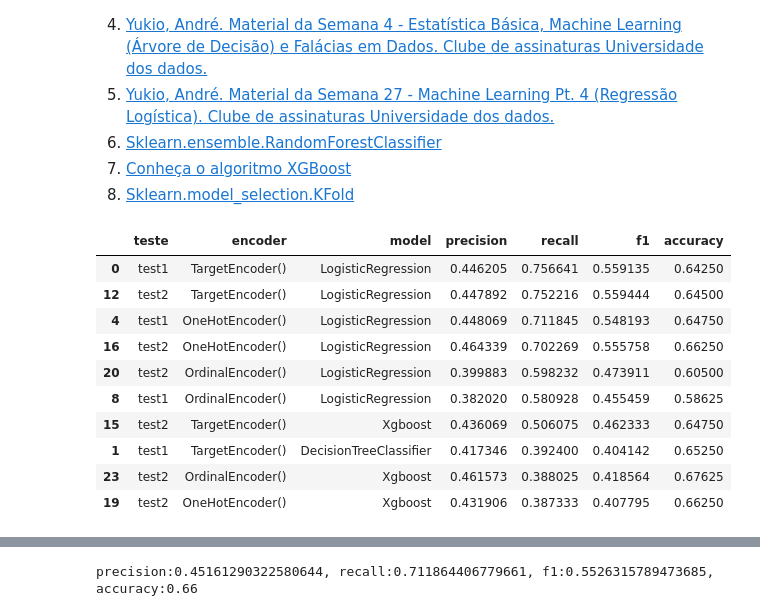
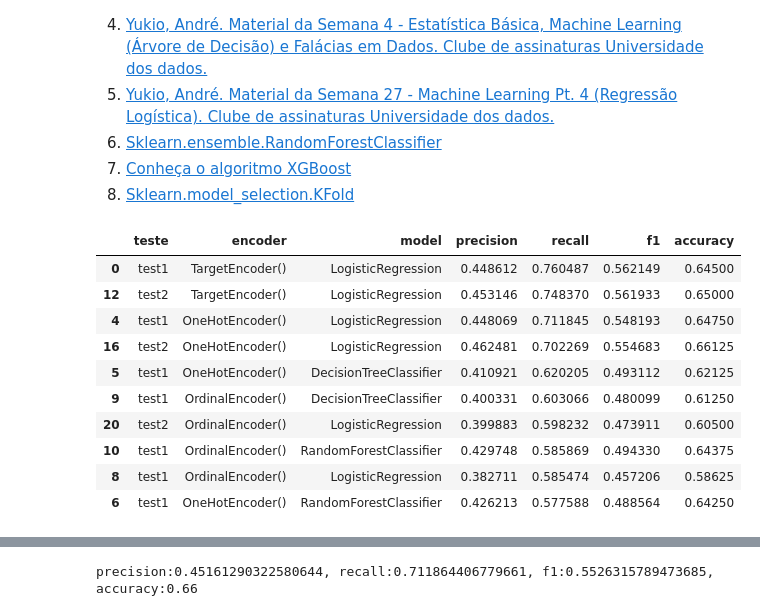
Before and after one commit to dafnefp/model_german_credit, a Jupyter notebook: notebooks/model_german_credit.ipynb, the cells around one changed output, grey strips where cells are left out. Cells and saved outputs as stored; diff of their text form; code cells hidden in the pictures.

```diff
--- a/notebooks/model_german_credit.ipynb
+++ b/notebooks/model_german_credit.ipynb
@@ -484,9 +485,9 @@ Referências:
 encoders = [TargetEncoder(), OneHotEncoder(), OrdinalEncoder()]
 models_dict = {
     'LogisticRegression': LogisticRegression(class_weight=weights_dict),
-    'DecisionTreeClassifier': DecisionTreeClassifier(random_state=42),
-    'RandomForestClassifier': RandomForestClassifier(random_state=42),
-    'Xgboost': XGBClassifier()
+    'DecisionTreeClassifier': DecisionTreeClassifier(random_state=42, class_weight=weights_dict),
+    'RandomForestClassifier': RandomForestClassifier(random_state=42, class_weight=weights_dict),
+    'Xgboost': XGBClassifier(class_weight=weights_dict)
 }
 
 results = []
@@ -508,43 +509,43 @@ for i,j in features_dict.items():
                     ("encoder", encoder)
                 ]
             )
 
             preprocessor = ColumnTransformer(
                 transformers=[
                     ("cat", categorical_transform, j['categorical'])
                 ]
             )
 
             pipeline = Pipeline(steps=[
                 ("preprocessor", preprocessor),
                 ("classifier", model)
             ])
 
             kfold = KFold(n_splits=5, shuffle=True, random_state=42)
             metrics = cross_validate(pipeline, X=j['train'], y=y_train, scoring = scoring,cv=kfold)
 
             precision = metrics['test_precision'].mean()
             recall = metrics['test_recall'].mean()
             f1 = metrics['test_f1'].mean()
             accuracy = metrics['test_accuracy'].mean()
 
             results.append((i, encoder, label, precision, recall, f1, accuracy))
 
 results_df = pd.DataFrame(results, columns=['teste','encoder','model', 'precision', 'recall', 'f1', 'accuracy'])
 
 results_df.sort_values('recall', ascending=False).head(10)
 # %% [output]
 |  | teste | encoder | model | precision | recall | f1 | accuracy |
-| 0 | test1 | TargetEncoder() | LogisticRegression | 0.446205 | 0.756641 | 0.559135 | 0.64250 |
-| 12 | test2 | TargetEncoder() | LogisticRegression | 0.447892 | 0.752216 | 0.559444 | 0.64500 |
+| 0 | test1 | TargetEncoder() | LogisticRegression | 0.448612 | 0.760487 | 0.562149 | 0.64500 |
+| 12 | test2 | TargetEncoder() | LogisticRegression | 0.453146 | 0.748370 | 0.561933 | 0.65000 |
 | 4 | test1 | OneHotEncoder() | LogisticRegression | 0.448069 | 0.711845 | 0.548193 | 0.64750 |
-| 16 | test2 | OneHotEncoder() | LogisticRegression | 0.464339 | 0.702269 | 0.555758 | 0.66250 |
+| 16 | test2 | OneHotEncoder() | LogisticRegression | 0.462481 | 0.702269 | 0.554683 | 0.66125 |
+| 5 | test1 | OneHotEncoder() | DecisionTreeClassifier | 0.410921 | 0.620205 | 0.493112 | 0.62125 |
+| 9 | test1 | OrdinalEncoder() | DecisionTreeClassifier | 0.400331 | 0.603066 | 0.480099 | 0.61250 |
 | 20 | test2 | OrdinalEncoder() | LogisticRegression | 0.399883 | 0.598232 | 0.473911 | 0.60500 |
-| 8 | test1 | OrdinalEncoder() | LogisticRegression | 0.382020 | 0.580928 | 0.455459 | 0.58625 |
-| 15 | test2 | TargetEncoder() | Xgboost | 0.436069 | 0.506075 | 0.462333 | 0.64750 |
-| 1 | test1 | TargetEncoder() | DecisionTreeClassifier | 0.417346 | 0.392400 | 0.404142 | 0.65250 |
-| 23 | test2 | OrdinalEncoder() | Xgboost | 0.461573 | 0.388025 | 0.418564 | 0.67625 |
-| 19 | test2 | OneHotEncoder() | Xgboost | 0.431906 | 0.387333 | 0.407795 | 0.66250 |
+| 10 | test1 | OrdinalEncoder() | RandomForestClassifier | 0.429748 | 0.585869 | 0.494330 | 0.64375 |
+| 8 | test1 | OrdinalEncoder() | LogisticRegression | 0.382711 | 0.585474 | 0.457206 | 0.58625 |
+| 6 | test1 | OneHotEncoder() | RandomForestClassifier | 0.426213 | 0.577588 | 0.488564 | 0.64250 |
 # %% [markdown]
 # Model
 
```
Also changed, not shown: parts of 4 cells of this notebook.
